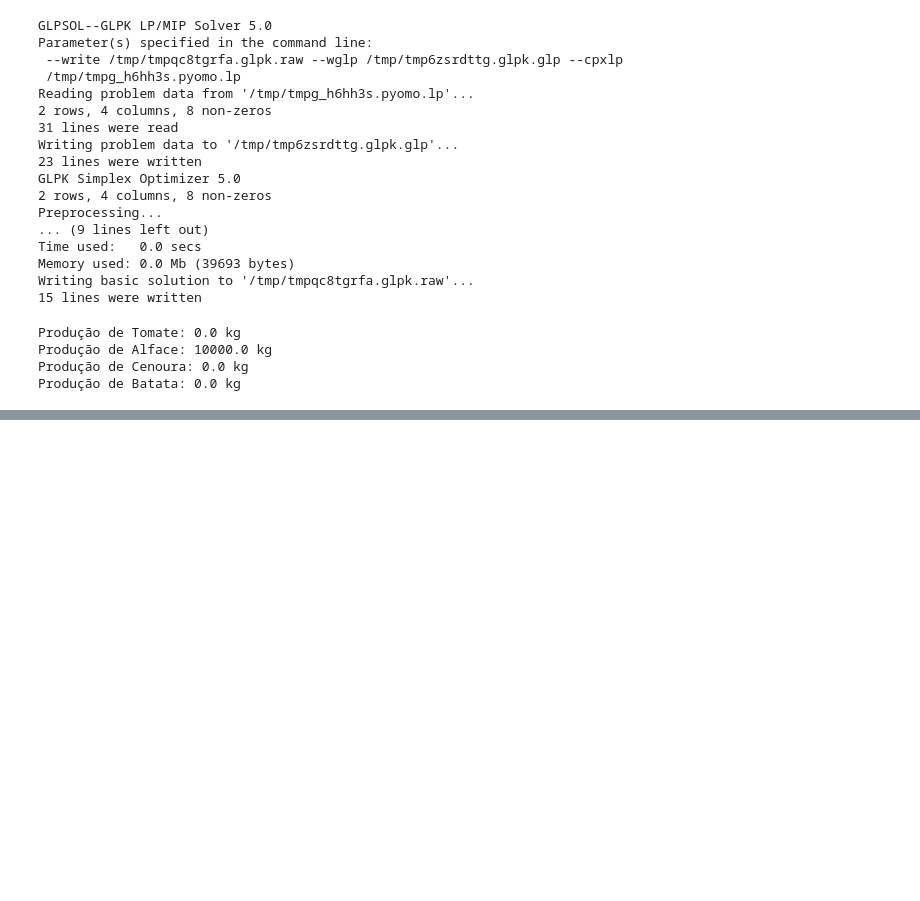
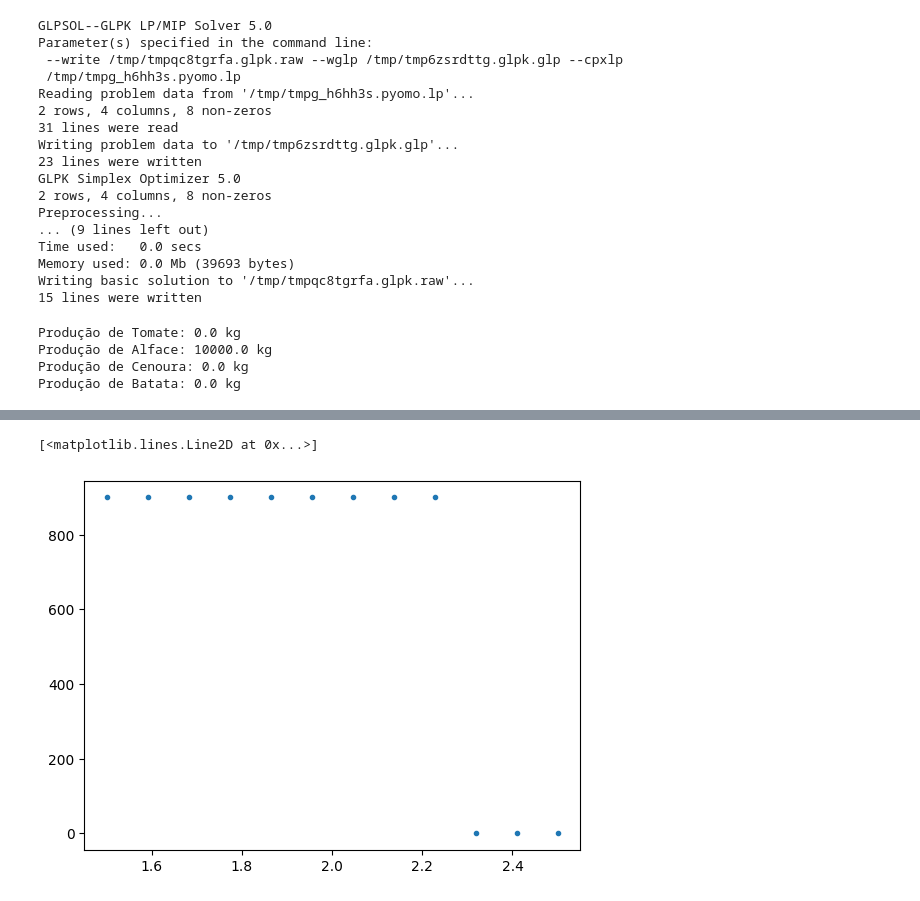
Before and after one commit to DjairMaykon/alura-otimizacao, a Jupyter notebook: otimizacao-linear.ipynb, the cells around one changed output, grey strips where cells are left out. Drawn from its saved outputs; the diff is of its cells as text; code cells hidden in the pictures; blank space fills up the shorter version.

```diff
--- a/otimizacao-linear.ipynb
+++ b/otimizacao-linear.ipynb
@@ -307,0 +416,5 @@ Produção de Batata: 0.0 kg
+# %%
+plt.plot(coeficientes_tomate, quantidades_alface, '.')
+# %% [output]
+[<matplotlib.lines.Line2D at 0x...>]
+[figure, added]
```
Also changed, not shown: parts of 8 cells of this notebook.
